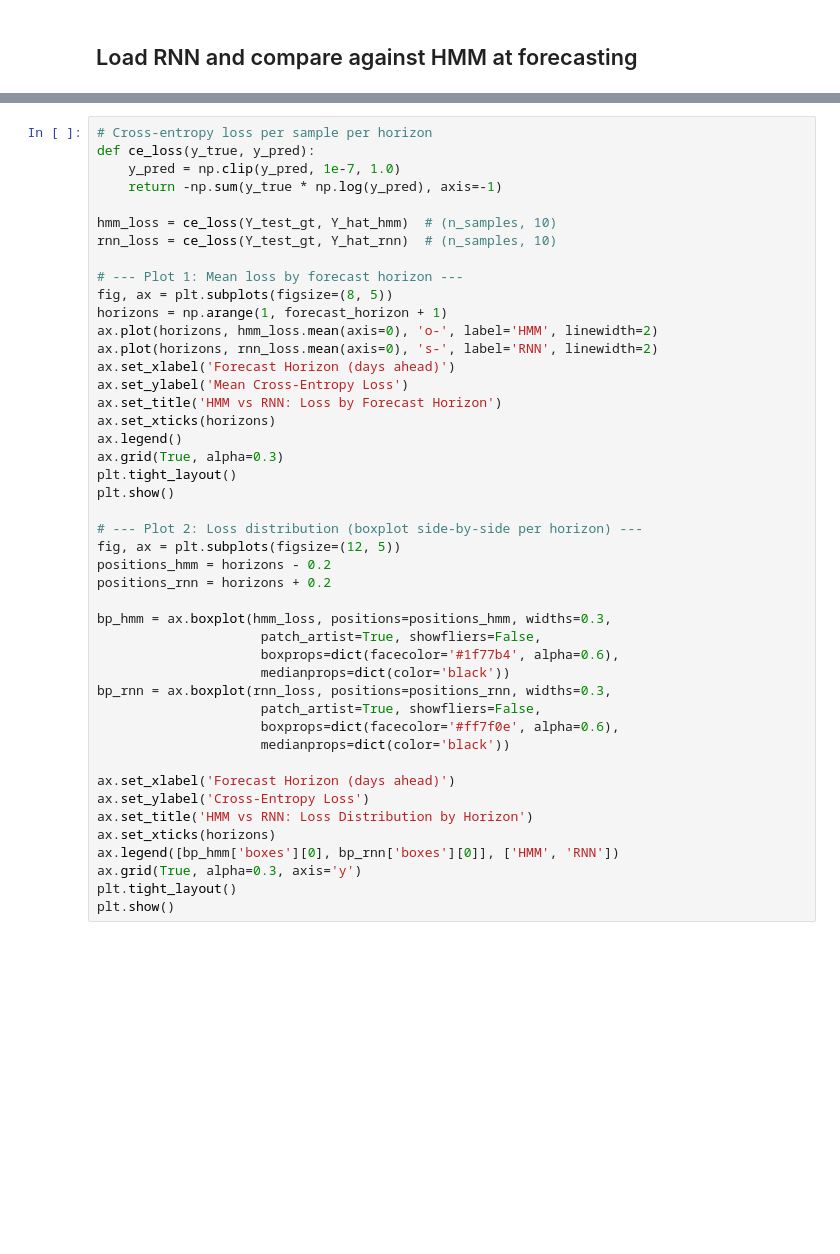
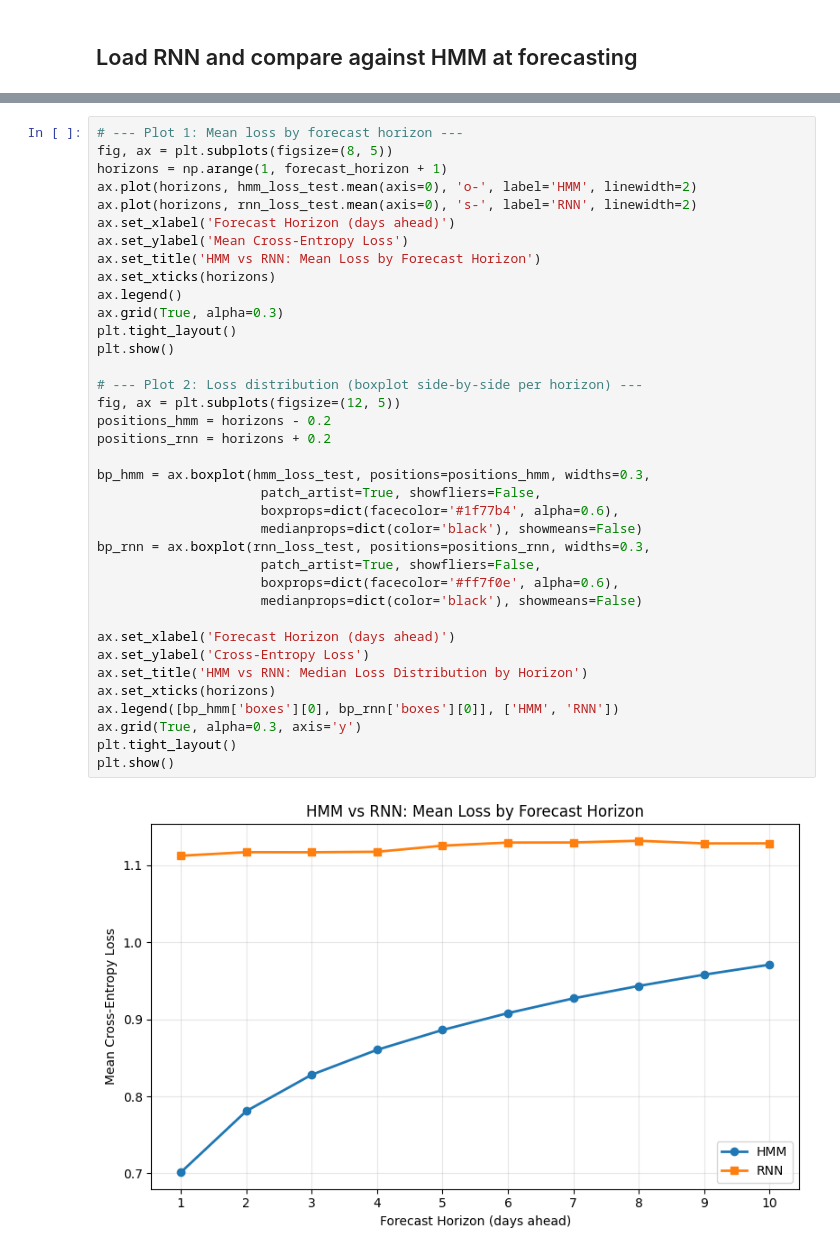
Before and after one commit to DuncanCSt/forecast_research, a Jupyter notebook: energy_price/4. rnn_analysis.ipynb, the cells around one changed output, grey strips where cells are left out. Drawn from its saved outputs; the diff is of its cells as text; blank space fills up the shorter version.

```diff
--- a/energy_price/4. rnn_analysis.ipynb
+++ b/energy_price/4. rnn_analysis.ipynb
@@ -90,45 +162,39 @@ print("Y_hat_rnn: ", Y_hat_rnn.shape)
 # %%
-# Cross-entropy loss per sample per horizon
-def ce_loss(y_true, y_pred):
-    y_pred = np.clip(y_pred, 1e-7, 1.0)
-    return -np.sum(y_true * np.log(y_pred), axis=-1)
-
-hmm_loss = ce_loss(Y_test_gt, Y_hat_hmm)  # (n_samples, 10)
-rnn_loss = ce_loss(Y_test_gt, Y_hat_rnn)  # (n_samples, 10)
-
 # --- Plot 1: Mean loss by forecast horizon ---
 fig, ax = plt.subplots(figsize=(8, 5))
 horizons = np.arange(1, forecast_horizon + 1)
-ax.plot(horizons, hmm_loss.mean(axis=0), 'o-', label='HMM', linewidth=2)
-ax.plot(horizons, rnn_loss.mean(axis=0), 's-', label='RNN', linewidth=2)
+ax.plot(horizons, hmm_loss_test.mean(axis=0), 'o-', label='HMM', linewidth=2)
+ax.plot(horizons, rnn_loss_test.mean(axis=0), 's-', label='RNN', linewidth=2)
 ax.set_xlabel('Forecast Horizon (days ahead)')
 ax.set_ylabel('Mean Cross-Entropy Loss')
-ax.set_title('HMM vs RNN: Loss by Forecast Horizon')
+ax.set_title('HMM vs RNN: Mean Loss by Forecast Horizon')
 ax.set_xticks(horizons)
 ax.legend()
 ax.grid(True, alpha=0.3)
 plt.tight_layout()
 plt.show()
 
 # --- Plot 2: Loss distribution (boxplot side-by-side per horizon) ---
 fig, ax = plt.subplots(figsize=(12, 5))
 positions_hmm = horizons - 0.2
 positions_rnn = horizons + 0.2
 
-bp_hmm = ax.boxplot(hmm_loss, positions=positions_hmm, widths=0.3,
+bp_hmm = ax.boxplot(hmm_loss_test, positions=positions_hmm, widths=0.3,
                      patch_artist=True, showfliers=False,
                      boxprops=dict(facecolor='#1f77b4', alpha=0.6),
-                     medianprops=dict(color='black'))
-bp_rnn = ax.boxplot(rnn_loss, positions=positions_rnn, widths=0.3,
+                     medianprops=dict(color='black'), showmeans=False)
+bp_rnn = ax.boxplot(rnn_loss_test, positions=positions_rnn, widths=0.3,
                      patch_artist=True, showfliers=False,
                      boxprops=dict(facecolor='#ff7f0e', alpha=0.6),
-                     medianprops=dict(color='black'))
+                     medianprops=dict(color='black'), showmeans=False)
 
 ax.set_xlabel('Forecast Horizon (days ahead)')
 ax.set_ylabel('Cross-Entropy Loss')
-ax.set_title('HMM vs RNN: Loss Distribution by Horizon')
+ax.set_title('HMM vs RNN: Median Loss Distribution by Horizon')
 ax.set_xticks(horizons)
 ax.legend([bp_hmm['boxes'][0], bp_rnn['boxes'][0]], ['HMM', 'RNN'])
 ax.grid(True, alpha=0.3, axis='y')
 plt.tight_layout()
 plt.show()
+# %% [output]
+[figure, added]
```
Also changed, not shown: parts of 15 cells of this notebook, 5 other files.
